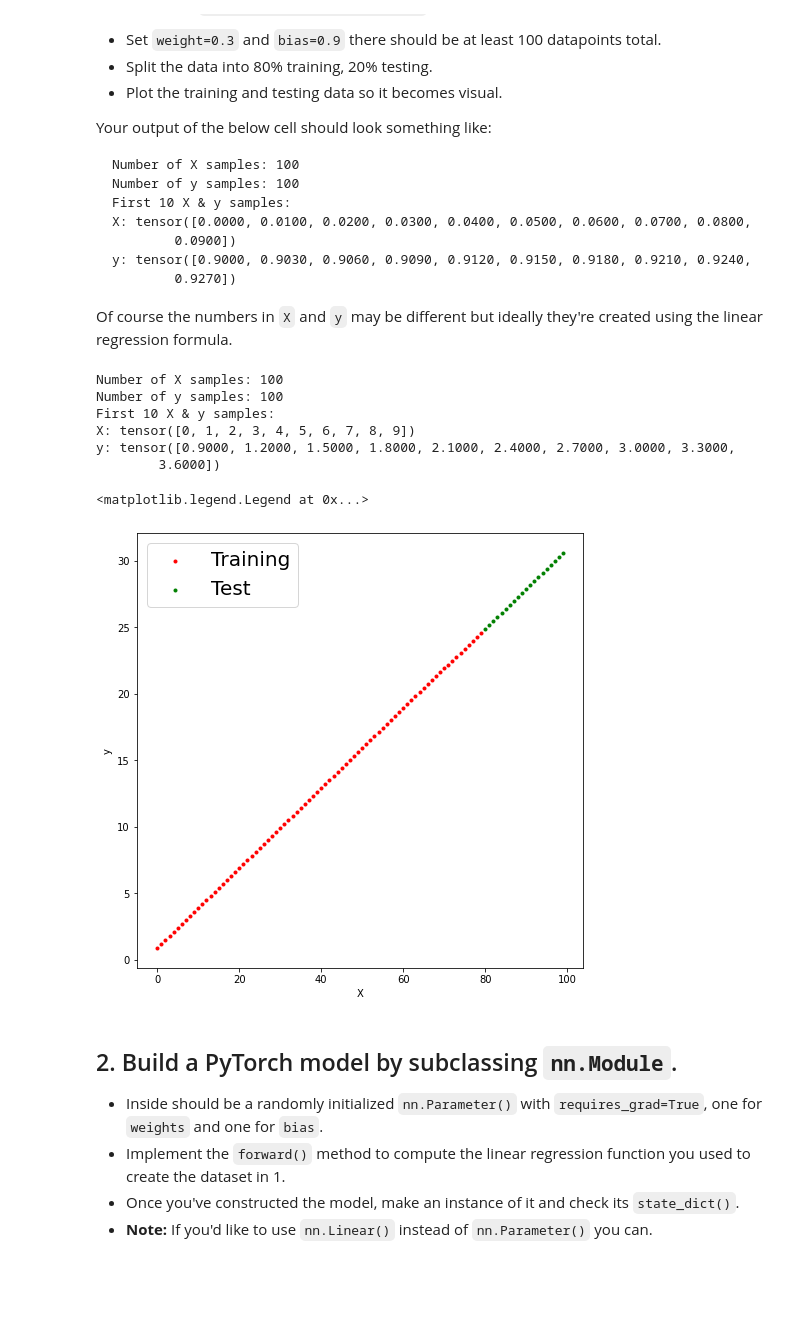
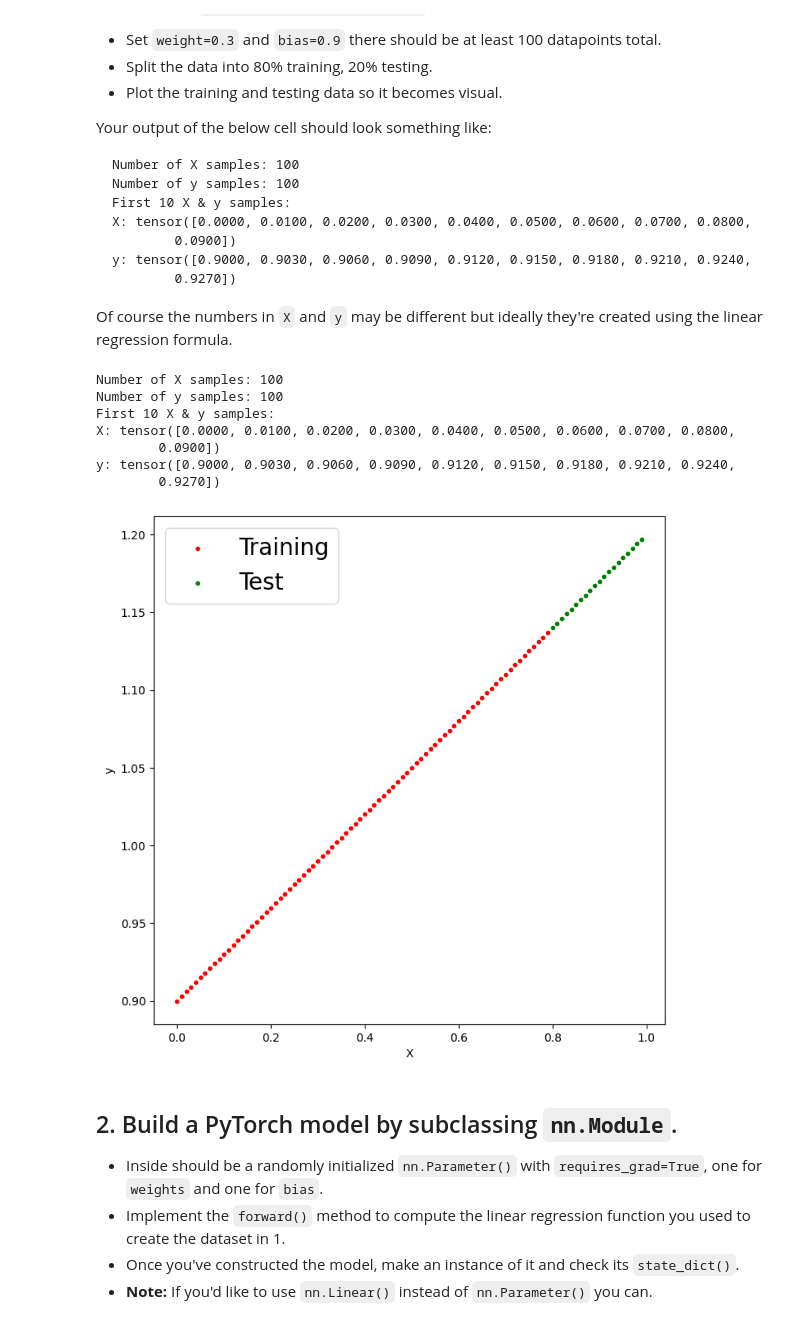
Before and after one commit to PI0nk/pytorch-deep-learning, a Jupyter notebook: extras/exercises/01_pytorch_workflow_exercises.ipynb, the cells around one changed output. Drawn from its saved outputs; the diff is of its cells as text; code cells hidden in the pictures; blank space fills up the shorter version.

```diff
--- a/extras/exercises/01_pytorch_workflow_exercises.ipynb
+++ b/extras/exercises/01_pytorch_workflow_exercises.ipynb
@@ -47,7 +46,7 @@ bias = 0.9
 N_samples = 100
 
 # Make X and y using linear regression feature
-X = torch.arange(0, 100, 1)
+X = torch.arange(0, 1, 1/100)
 y = weight * X + bias
 
 print(f"Number of X samples: {len(X)}")
@@ -57,9 +56,10 @@ print(f"First 10 X & y samples:\nX: {X[:10]}\ny: {y[:10]}")
 Number of X samples: 100
 Number of y samples: 100
 First 10 X & y samples:
-X: tensor([0, 1, 2, 3, 4, 5, 6, 7, 8, 9])
-y: tensor([0.9000, 1.2000, 1.5000, 1.8000, 2.1000, 2.4000, 2.7000, 3.0000, 3.3000,
-        3.6000])
+X: tensor([0.0000, 0.0100, 0.0200, 0.0300, 0.0400, 0.0500, 0.0600, 0.0700, 0.0800,
+        0.0900])
+y: tensor([0.9000, 0.9030, 0.9060, 0.9090, 0.9120, 0.9150, 0.9180, 0.9210, 0.9240,
+        0.9270])
 # %%
 # Split the data into training and testing
 # 80% Training 20% testing
@@ -68,16 +68,28 @@ split = int(len(X) * 0.8)
 X_train, y_train = X[:split], y[:split]
 X_test, y_test = X[split:], y[split:]
 # %%
-# Plot the training and testing data
-plt.figure(figsize=(8,8))
-plt.scatter(X_train, y_train, marker=".",c="r", label = "Training")
-plt.scatter(X_test, y_test, marker=".", c="g", label="Test")
-plt.xlabel("X")
-plt.ylabel("y")
-plt.legend(prop = {"size": 20})
+def plot_preds(train_data = X_train,
+               train_labels = y_train,
+               test_data = X_test,
+               test_labels = y_test,
+               predictions = None):
+    # Plot the training and testing data
+    plt.figure(figsize=(8,8))
+
+    plt.scatter(X_train, y_train, marker=".",c="r", label = "Training")
+
+    plt.scatter(X_test, y_test, marker=".", c="g", label="Test")
+
+    if predictions is not None:
+        plt.scatter(test_data, predictions, marker=".", c="b", label="Predictions")
+
+    plt.xlabel("X")
+    plt.ylabel("y")
+    plt.legend(prop = {"size": 20})
-# %% [output]
-<matplotlib.legend.Legend at 0x...>
-[figure, removed]
+# %%
+plot_preds();
+# %% [output]
+[figure, added]
 # %% [markdown]
 ## 2. Build a PyTorch model by subclassing `nn.Module`.
   * Inside should be a randomly initialized `nn.Parameter()` with `requires_grad=True`, one for `weights` and one for `bias`.
```
Also changed, not shown: parts of 11 cells of this notebook, 5 other files.
